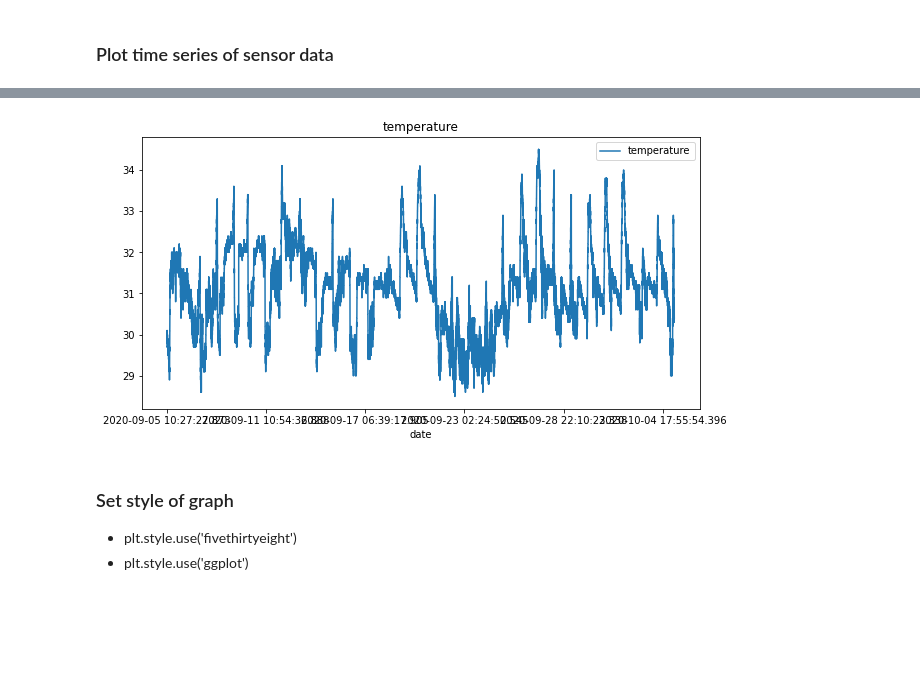
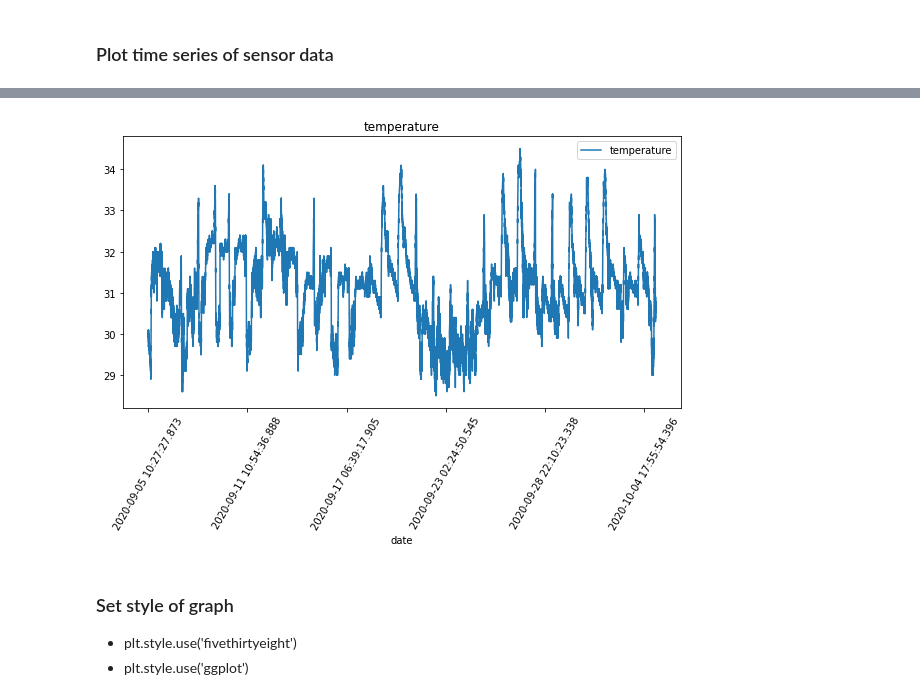
Before and after one commit to KTM001/PDM01, a Jupyter notebook: py-pandas/pandas_6_iot_nano33_0.ipynb, the cells around one changed output, grey strips where cells are left out. Drawn from its saved outputs; the diff is of its cells as text; code cells hidden in the pictures; blank space fills up the shorter version.

```diff
--- a/py-pandas/pandas_6_iot_nano33_0.ipynb
+++ b/py-pandas/pandas_6_iot_nano33_0.ipynb
@@ -261,8 +270,9 @@ plt.show()
 # %%
 iot_data.plot(x='date', y='temperature', figsize=(10,5), title='temperature')
+plt.xticks(rotation=60)
 plt.show()
 # %% [output]
-[figure, old version]
+[figure, new version]
 # %% [markdown]
 ### Set style of graph
 - plt.style.use('fivethirtyeight')
```
Also changed, not shown: parts of 13 cells of this notebook.
